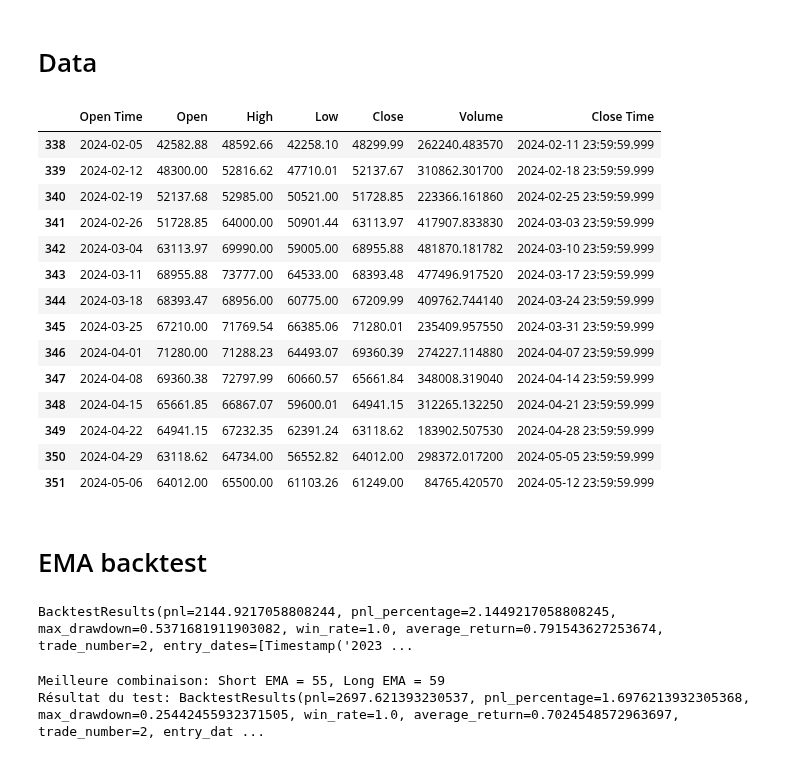
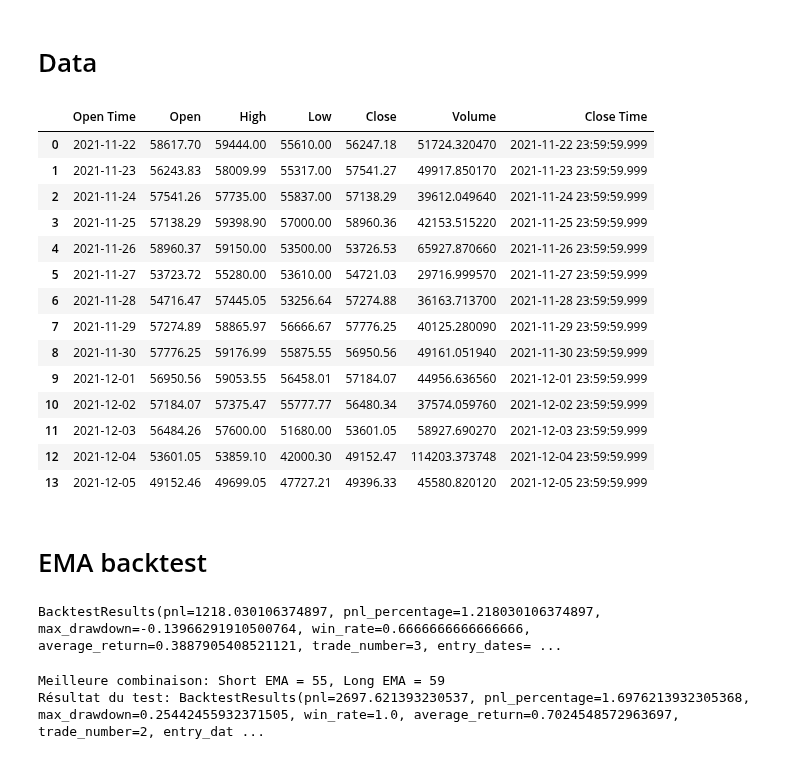
Before and after one commit to Romathonat/MTAL, a Jupyter notebook: notebooks/backtest.ipynb, the cells around one changed output. Drawn from its saved outputs; the diff is of its cells as text; code cells hidden in the pictures.

```diff
--- a/notebooks/backtest.ipynb
+++ b/notebooks/backtest.ipynb
@@ -3,28 +3,28 @@
 # %%
 from src.mtal.data_collect import get_pair_df
 from src.mtal.data_collect import get_spot_pairs
 
 cryptos = get_spot_pairs()
 
 # df = get_pair_df(pair="BTCUSDT")
-df = get_pair_df(pair="BTCUSDT", limit=500, frequency="1w")
-df.tail(14)
+df = get_pair_df(pair="BTCUSDT", limit=900, frequency="1d")
+df.head(14)
 # %% [output]
 |  | Open Time | Open | High | Low | Close | Volume | Close Time |
-| 338 | 2024-02-05 | 42582.88 | 48592.66 | 42258.10 | 48299.99 | 262240.483570 | 2024-02-11 23:59:59.999 |
-| 339 | 2024-02-12 | 48300.00 | 52816.62 | 47710.01 | 52137.67 | 310862.301700 | 2024-02-18 23:59:59.999 |
-| 340 | 2024-02-19 | 52137.68 | 52985.00 | 50521.00 | 51728.85 | 223366.161860 | 2024-02-25 23:59:59.999 |
-| 341 | 2024-02-26 | 51728.85 | 64000.00 | 50901.44 | 63113.97 | 417907.833830 | 2024-03-03 23:59:59.999 |
-| 342 | 2024-03-04 | 63113.97 | 69990.00 | 59005.00 | 68955.88 | 481870.181782 | 2024-03-10 23:59:59.999 |
-| 343 | 2024-03-11 | 68955.88 | 73777.00 | 64533.00 | 68393.48 | 477496.917520 | 2024-03-17 23:59:59.999 |
-| 344 | 2024-03-18 | 68393.47 | 68956.00 | 60775.00 | 67209.99 | 409762.744140 | 2024-03-24 23:59:59.999 |
-| 345 | 2024-03-25 | 67210.00 | 71769.54 | 66385.06 | 71280.01 | 235409.957550 | 2024-03-31 23:59:59.999 |
-| 346 | 2024-04-01 | 71280.00 | 71288.23 | 64493.07 | 69360.39 | 274227.114880 | 2024-04-07 23:59:59.999 |
-| 347 | 2024-04-08 | 69360.38 | 72797.99 | 60660.57 | 65661.84 | 348008.319040 | 2024-04-14 23:59:59.999 |
-| 348 | 2024-04-15 | 65661.85 | 66867.07 | 59600.01 | 64941.15 | 312265.132250 | 2024-04-21 23:59:59.999 |
-| 349 | 2024-04-22 | 64941.15 | 67232.35 | 62391.24 | 63118.62 | 183902.507530 | 2024-04-28 23:59:59.999 |
-| 350 | 2024-04-29 | 63118.62 | 64734.00 | 56552.82 | 64012.00 | 298372.017200 | 2024-05-05 23:59:59.999 |
-| 351 | 2024-05-06 | 64012.00 | 65500.00 | 61103.26 | 61249.00 | 84765.420570 | 2024-05-12 23:59:59.999 |
+| 0 | 2021-11-22 | 58617.70 | 59444.00 | 55610.00 | 56247.18 | 51724.320470 | 2021-11-22 23:59:59.999 |
+| 1 | 2021-11-23 | 56243.83 | 58009.99 | 55317.00 | 57541.27 | 49917.850170 | 2021-11-23 23:59:59.999 |
+| 2 | 2021-11-24 | 57541.26 | 57735.00 | 55837.00 | 57138.29 | 39612.049640 | 2021-11-24 23:59:59.999 |
+| 3 | 2021-11-25 | 57138.29 | 59398.90 | 57000.00 | 58960.36 | 42153.515220 | 2021-11-25 23:59:59.999 |
+| 4 | 2021-11-26 | 58960.37 | 59150.00 | 53500.00 | 53726.53 | 65927.870660 | 2021-11-26 23:59:59.999 |
+| 5 | 2021-11-27 | 53723.72 | 55280.00 | 53610.00 | 54721.03 | 29716.999570 | 2021-11-27 23:59:59.999 |
+| 6 | 2021-11-28 | 54716.47 | 57445.05 | 53256.64 | 57274.88 | 36163.713700 | 2021-11-28 23:59:59.999 |
+| 7 | 2021-11-29 | 57274.89 | 58865.97 | 56666.67 | 57776.25 | 40125.280090 | 2021-11-29 23:59:59.999 |
+| 8 | 2021-11-30 | 57776.25 | 59176.99 | 55875.55 | 56950.56 | 49161.051940 | 2021-11-30 23:59:59.999 |
+| 9 | 2021-12-01 | 56950.56 | 59053.55 | 56458.01 | 57184.07 | 44956.636560 | 2021-12-01 23:59:59.999 |
+| 10 | 2021-12-02 | 57184.07 | 57375.47 | 55777.77 | 56480.34 | 37574.059760 | 2021-12-02 23:59:59.999 |
+| 11 | 2021-12-03 | 56484.26 | 57600.00 | 51680.00 | 53601.05 | 58927.690270 | 2021-12-03 23:59:59.999 |
+| 12 | 2021-12-04 | 53601.05 | 53859.10 | 42000.30 | 49152.47 | 114203.373748 | 2021-12-04 23:59:59.999 |
+| 13 | 2021-12-05 | 49152.46 | 49699.05 | 47727.21 | 49396.33 | 45580.820120 | 2021-12-05 23:59:59.999 |
 # %% [markdown]
 # EMA backtest
 # %%
@@ -34,7 +34,7 @@ from src.mtal.backtesting.ma_cross_backtest import MACrossBacktester
 short_ema = 55
 long_ema = 59
 
-df = get_pair_df(pair="BTCUSDT", limit=500, frequency="1d")
+df = get_pair_df(pair="BTCUSDT", limit=900, frequency="1d")
 
 tester = MACrossBacktester(
     short_ma=short_ema, long_ma=long_ema, data=df
@@ -46,7 +46,7 @@ exit_dates = [int(exit_date.timestamp() * 1000) for exit_date in results.exit_da
 
 print(results)
 # %% [output]
-BacktestResults(pnl=2144.9217058808244, pnl_percentage=2.1449217058808245, max_drawdown=0.5371681911903082, win_rate=1.0, average_return=0.791543627253674, trade_number=2, entry_dates=[Timestamp('2023 ...
+BacktestResults(pnl=1218.030106374897, pnl_percentage=1.218030106374897, max_drawdown=-0.13966291910500764, win_rate=0.6666666666666666, average_return=0.3887905408521121, trade_number=3, entry_dates= ...
 # %%
 from itertools import combinations
 from src.mtal.backtesting.ma_cross_backtest import MACrossBacktester
```
Also changed, not shown: parts of 8 cells of this notebook, 2 other files.
